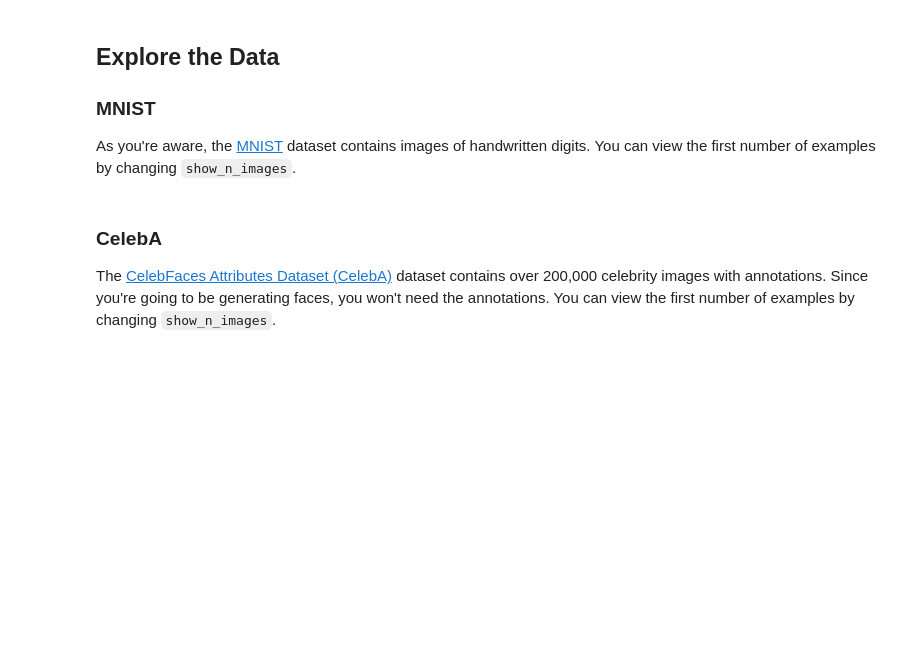
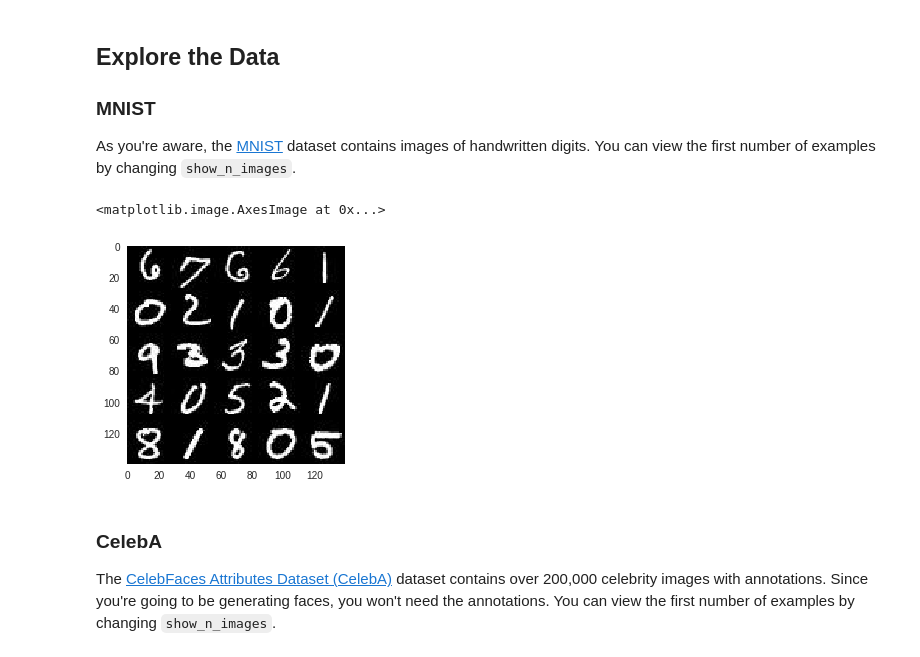
Before and after one commit to affablebloke/dlf-project-4-face-generation, a Jupyter notebook: dlnd_face_generation.ipynb, the cells around one changed output. Drawn from its saved outputs; the diff is of its cells as text; code cells hidden in the pictures; blank space fills up the shorter version.

```diff
--- a/dlnd_face_generation.ipynb
+++ b/dlnd_face_generation.ipynb
@@ -29,17 +72,21 @@ helper.download_extract('celeba', data_dir)
 As you're aware, the [MNIST](http://yann.lecun.com/exdb/mnist/) dataset contains images of handwritten digits. You can view the first number of examples by changing `show_n_images`.
 # %%
 show_n_images = 25
+from matplotlib import pyplot
 
 """
 DON'T MODIFY ANYTHING IN THIS CELL
 """
 %matplotlib inline
 import os
 from glob import glob
-from matplotlib import pyplot
+pyplot.grid(False)
 
 mnist_images = helper.get_batch(glob(os.path.join(data_dir, 'mnist/*.jpg'))[:show_n_images], 28, 28, 'L')
 pyplot.imshow(helper.images_square_grid(mnist_images, 'L'), cmap='gray')
+# %% [output]
+<matplotlib.image.AxesImage at 0x...>
+[figure, added]
 # %% [markdown]
 ### CelebA
 The [CelebFaces Attributes Dataset (CelebA)](http://mmlab.ie.cuhk.edu.hk/projects/CelebA.html) dataset contains over 200,000 celebrity images with annotations.  Since you're going to be generating faces, you won't need the annotations.  You can view the first number of examples by changing `show_n_images`.
```
Also changed, not shown: parts of 15 cells of this notebook.
